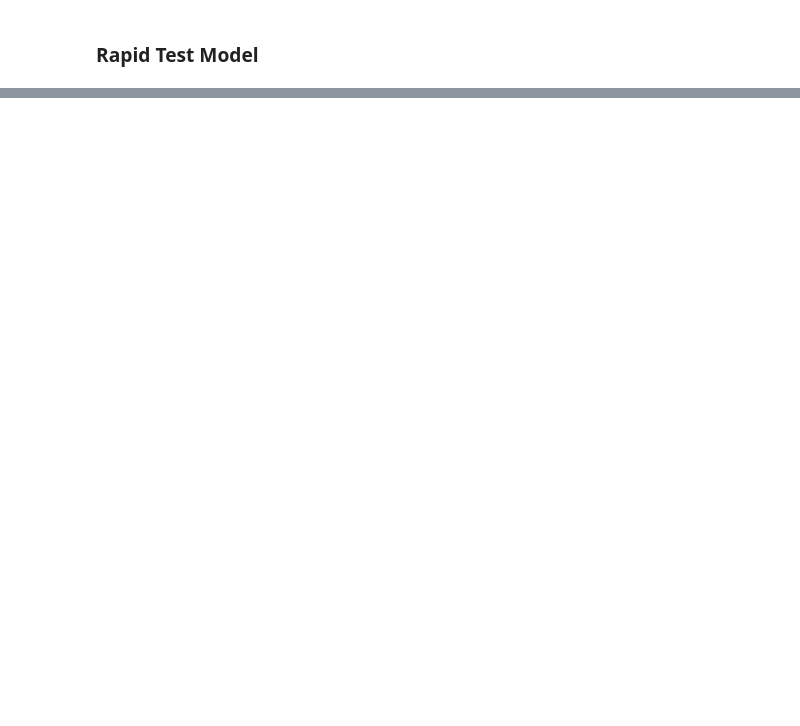
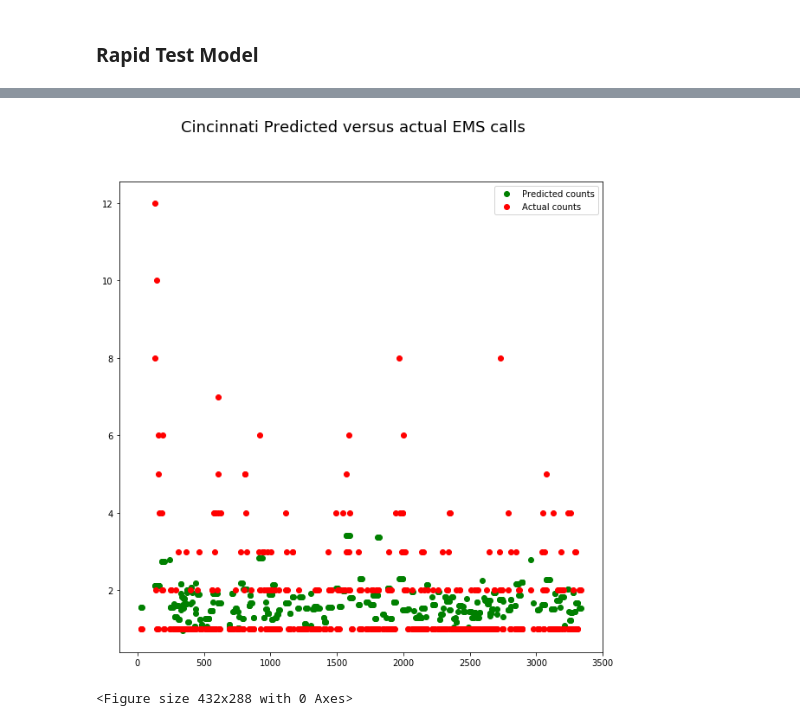
Before and after one commit to drewgobbi/Opioid_Mapping_Project, a Jupyter notebook: PU2/CIN_ems_repo_030220.ipynb, the cells around one changed output, grey strips where cells are left out. Cells and saved outputs as stored; diff of their text form; code cells hidden in the pictures; blank space fills up the shorter version.

```diff
--- a/PU2/CIN_ems_repo_030220.ipynb
+++ b/PU2/CIN_ems_repo_030220.ipynb
@@ -586,6 +641,6 @@ dtype: float64
 # %%
 X, y = df, df.ems_calls
-X.drop(columns=['ems_calls','year_month', 'Tot_Population_ACS_13_17', 'GIDBG'], inplace=True)
+X.drop(columns=['ems_calls','year_month', 'Tot_Population_ACS_13_17', 'GIDBG', 'GEOID'], inplace=True)
 # %%
 from sklearn.model_selection import train_test_split
 X_train, X_test, y_train, y_test = train_test_split(X, y, test_size=0.2, random_state=42)
@@ -630,0 +732,5 @@ dtype: float64
+# %%
+poisson_predictions = res.get_prediction(X_test)
+#.summary_frame() returns a pandas DataFrame
+predictions_summary_frame = poisson_predictions.summary_frame()
+predictions_summary_frame.head()
@@ -630,0 +744,16 @@ dtype: float64
+# %%
+
+predicted_counts=predictions_summary_frame['mean']
+actual_counts = y_test
+# %%
+
+fig = plt.figure(figsize=(10,10))
+fig.suptitle('Cincinnati Predicted versus actual EMS calls', size=18)
+predicted, = plt.plot(predicted_counts, 'go', label='Predicted counts')
+actual, = plt.plot(actual_counts, 'ro', label='Actual counts')
+plt.legend(handles=[predicted, actual])
+plt.show()
+plt.savefig('Cincy_EMS_poisson_030320')
+# %% [output]
+[figure, added]
+<Figure size 432x288 with 0 Axes>
```
Also changed, not shown: parts of 46 cells of this notebook, 2 other files.
